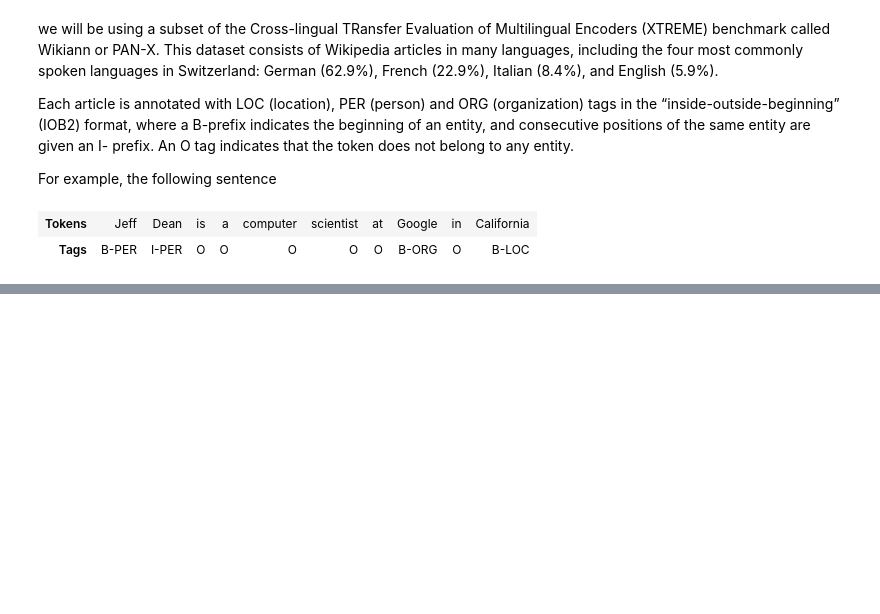
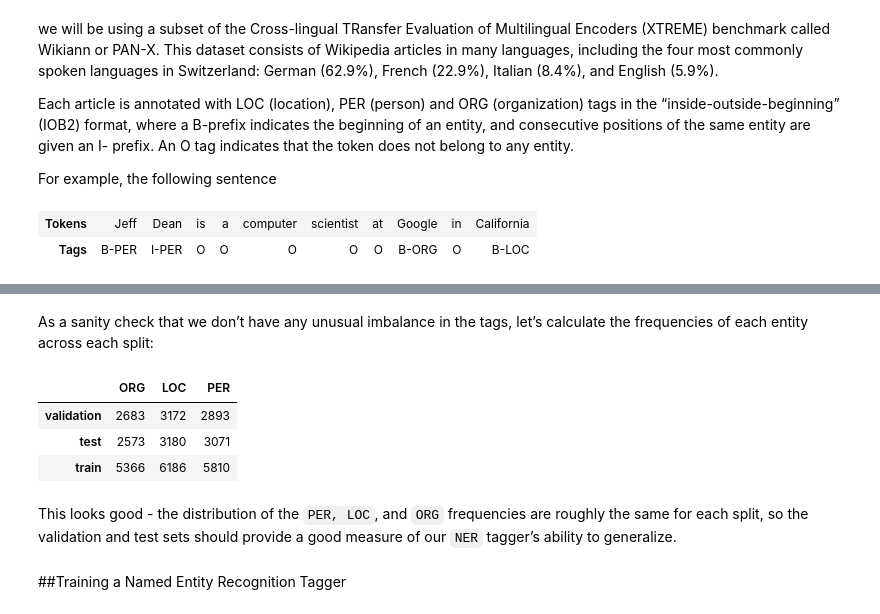
Before and after one commit to rahiakela/transformers-research-and-practice, a Jupyter notebook: natural-language-processing-with-transformers/04-multilingual-ner/multilingual_named_entity_recognition.ipynb, the cells around one changed output, grey strips where cells are left out. Saved outputs shown, nothing was run; the diff lists cells and outputs as text; code cells hidden in the pictures; blank space fills up the shorter version.

```diff
--- a/natural-language-processing-with-transformers/04-multilingual-ner/multilingual_named_entity_recognition.ipynb
+++ b/natural-language-processing-with-transformers/04-multilingual-ner/multilingual_named_entity_recognition.ipynb
@@ -52,0 +242,24 @@ display_df(df, header=None)
+# %% [markdown]
+As a sanity check that we don’t have any unusual imbalance in the tags, let’s calculate the frequencies of each
+entity across each split:
+# %%
+split2freqs = {}
+
+for split in panx_de.keys():
+  tag_names = []
+  for row in panx_de[split]["ner_tags_str"]:
+    tag_names.append([t.split("-")[1] for t in row if t.startswith("B")])
+
+  split2freqs[split] = Counter(chain.from_iterable(tag_names))
+
+pd.DataFrame.from_dict(split2freqs, orient="index")
+# %% [output]
+|  | ORG | LOC | PER |
+| validation | 2683 | 3172 | 2893 |
+| test | 2573 | 3180 | 3071 |
+| train | 5366 | 6186 | 5810 |
+# %% [markdown]
+This looks good - the distribution of the `PER, LOC`, and `ORG` frequencies are roughly the same for each split, so
+the validation and test sets should provide a good measure of our `NER` tagger’s ability to generalize.
+# %% [markdown]
+##Training a Named Entity Recognition Tagger
```
Also changed, not shown: parts of 27 cells of this notebook.
